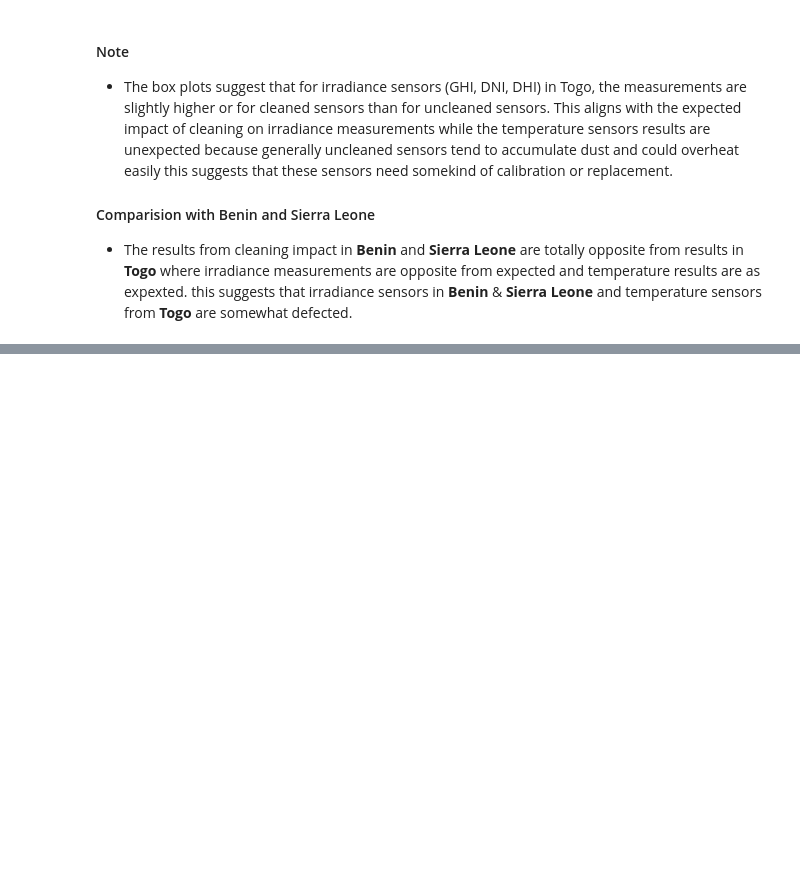
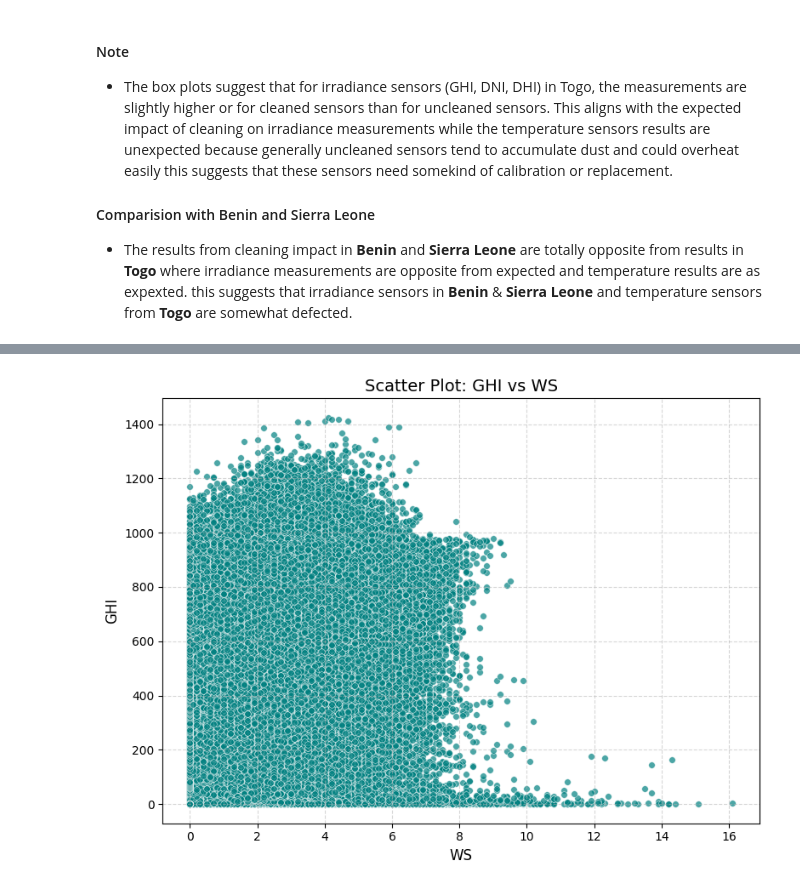
Before and after one commit to Ty-Miki/solar-challenge-week0, a Jupyter notebook: notebooks/eda_togo.ipynb, the cells around one changed output, grey strips where cells are left out. Drawn from its saved outputs; the diff is of its cells as text; code cells hidden in the pictures; blank space fills up the shorter version.

```diff
--- a/notebooks/eda_togo.ipynb
+++ b/notebooks/eda_togo.ipynb
@@ -345,0 +361,6 @@ plot_gen.plot_box_grouped(clean_df, columns=["GHI", "DNI", "DHI", "Tamb"], group
+# %%
+# Use plot generator to create a scatter plot
+
+# 1. WS vs GHI
+plot_gen.plot_scatter(clean_df, x_col='WS', y_col='GHI')
+# %% [output]
@@ -345,0 +368 @@ plot_gen.plot_box_grouped(clean_df, columns=["GHI", "DNI", "DHI", "Tamb"], group
+[figure, added]
```
Also changed, not shown: parts of 8 cells of this notebook.
